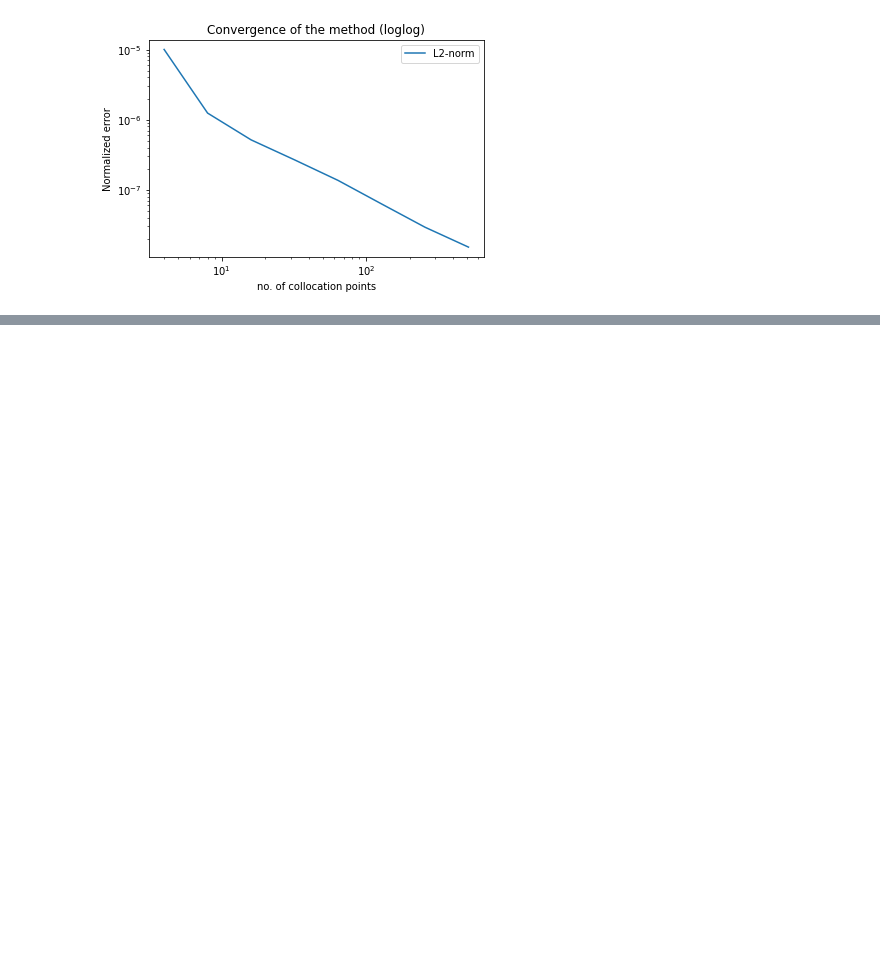
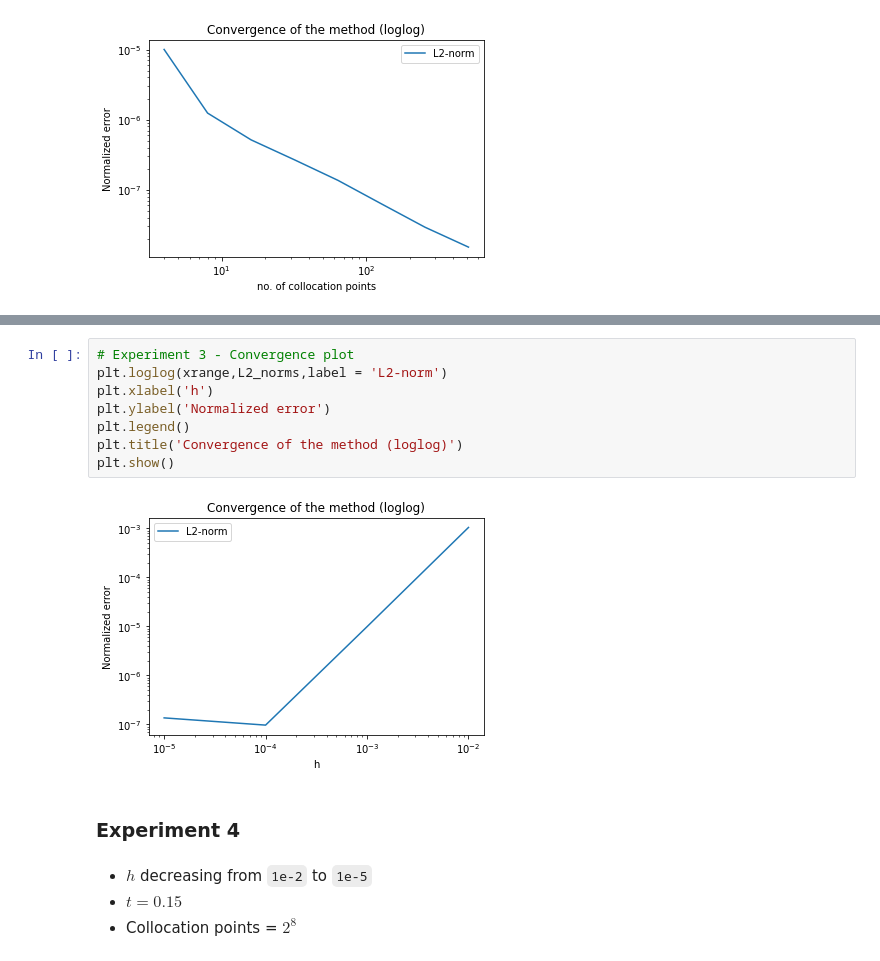
Before and after one commit to jfelipeosorio/kinetick, a Jupyter notebook: pdes/advec_diff1d_cf.ipynb, the cells around one changed output, grey strips where cells are left out. Drawn from its saved outputs; the diff is of its cells as text; blank space fills up the shorter version.

Commit message:
added two types of convergence plots of ad-diff 1d

```diff
--- a/pdes/advec_diff1d_cf.ipynb
+++ b/pdes/advec_diff1d_cf.ipynb
@@ -374,0 +440,16 @@ plt.show()
+# %%
+# Experiment 3 - Convergence plot
+plt.loglog(xrange,L2_norms,label = 'L2-norm')
+plt.xlabel('h')
+plt.ylabel('Normalized error')
+plt.legend()
+plt.title('Convergence of the method (loglog)')
+plt.show()
+# %% [output]
+[figure, added]
+# %% [markdown]
+### Experiment 4
+# %% [markdown]
+- $h$ decreasing from `1e-2` to `1e-5`
+- $t= 0.15$
+- Collocation points = $2^8$
```
Also changed, not shown: parts of 5 cells of this notebook.
